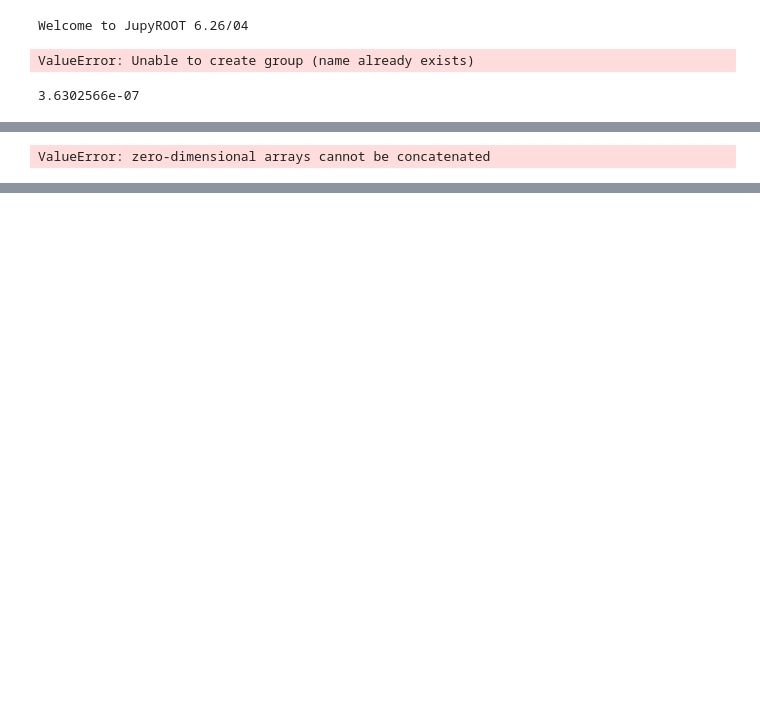
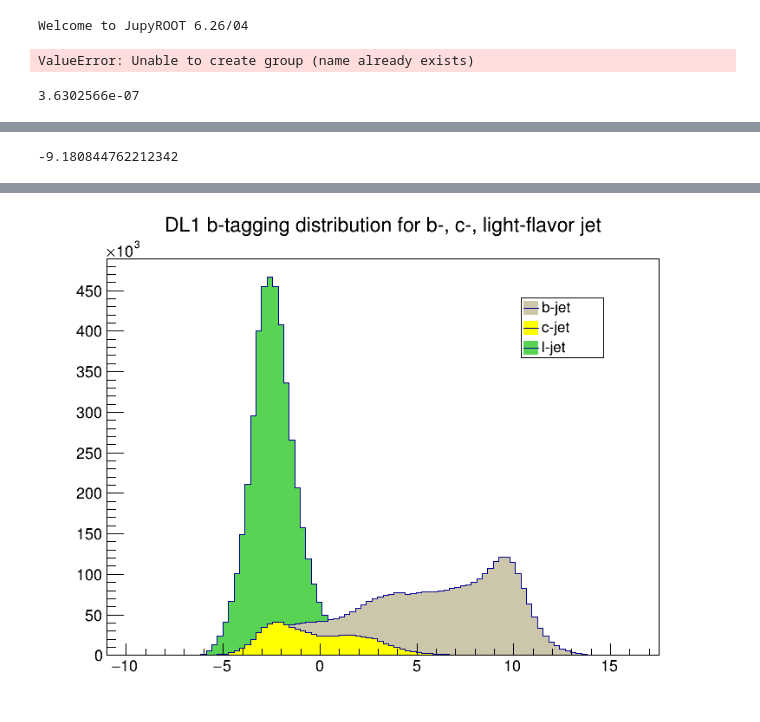
Before and after one commit to hairlessdevil/Week3_sample, a Jupyter notebook: Week3.ipynb, the cells around one changed output, grey strips where cells are left out. Cells and saved outputs as stored; diff of their text form; code cells hidden in the pictures; blank space fills up the shorter version.

Commit message:
Finish b-tagging distribution plotting

```diff
--- a/Week3.ipynb
+++ b/Week3.ipynb
@@ -258,18 +256,53 @@ Warning in <TROOT::Append>: Replacing existing TH1: light-flavor jet (Potential
 # %%
+def tagging_discriminant(datapoint):
+    return np.log(datapoint[0]/(0.018*datapoint[1]+0.982*datapoint[2]))
 def concatenate_discriminant(label):
     concatenate_array = []
     label_name = label_dict[label]
     for file in files:
         dataset = file[f"{label_name}"].get(label_name)
         feature_values = dataset.fields(["DL1r_pb", "DL1r_pc", "DL1r_pu"])[:]
-        lst = []
-        """for pb, pc, pu in feature_values:
-            tagging_discri = np.log(pb/(0.018*pc+0.982*pu))
-            lst.append(tagging_discri)"""
-        feature_values.reshape([feature_values.shape[0], 3])
-        concatenate_array.append(lst)
+        pb, pc, pu = dataset.fields("DL1r_pb")[:], dataset.fields("DL1r_pc")[:], dataset.fields("DL1r_pu")[:]
+        pb_ = np.reshape(pb, [pb.shape[0],1])
+        pc_ = np.reshape(pc, [pc.shape[0],1])
+        pu_ = np.reshape(pu, [pu.shape[0],1])
+        hstack = np.hstack((pb_, pc_, pu_))
+        tagging_discri = np.apply_along_axis(tagging_discriminant, 1, hstack)
+        concatenate_array.append(tagging_discri)
     return np.concatenate(concatenate_array)
 # %%
 b_btag, c_btag, l_btag = concatenate_discriminant(5), concatenate_discriminant(4), concatenate_discriminant(0)
-# %% [output]
-ValueError: zero-dimensional arrays cannot be concatenated
+# %%
+np.min(b_btag)
+# %% [output]
+-9.180844762212342
+# %%
+#Draw pT distribution for three jet
+b_pT_plot = ROOT.TH1F("b-jet","b-taggin disriminant distribution",100,-11,17.5)
+c_pT_plot = ROOT.TH1F("c-jet","b-tagging distribution",100,-11,17.5)
+l_pT_plot = ROOT.TH1F("light-flavor jet","p-tagging distribution",100,-11,17.5)
+b_pT_plot.SetFillColor(20)
+c_pT_plot.SetFillColor(5)
+l_pT_plot.SetFillColor(8)
+b_pT_plot.GetYaxis().SetTitle("Number of events")
+c_pT_plot.GetYaxis().SetTitle("Number of events")
+l_pT_plot.GetYaxis().SetTitle("Number of events")
+for i in b_btag:
+    b_pT_plot.Fill(i)
+for i in c_btag:
+    c_pT_plot.Fill(i)
+for i in l_btag:
+    l_pT_plot.Fill(i)
+stack = ROOT.THStack("b-taggomg stack", "DL1 b-tagging distribution for b-, c-, light-flavor jet")
+stack.Add(l_pT_plot)
+stack.Add(b_pT_plot)
+stack.Add(c_pT_plot)
+c = ROOT.TCanvas("pb","The Canvas Title",800,600)
+stack.Draw("nostack")
+c.Draw()
+legend = ROOT.TLegend(0.7, 0.7 ,0.82 ,0.82)
+legend.AddEntry(b_pT_plot, "b-jet")
+legend.AddEntry(c_pT_plot, "c-jet")
+legend.AddEntry(l_pT_plot, "l-jet")
+legend.Draw()
+# %% [output]
@@ -275,0 +312 @@ ValueError: zero-dimensional arrays cannot be concatenated
+[figure, added]
```
Also changed, not shown: parts of 7 cells of this notebook.
